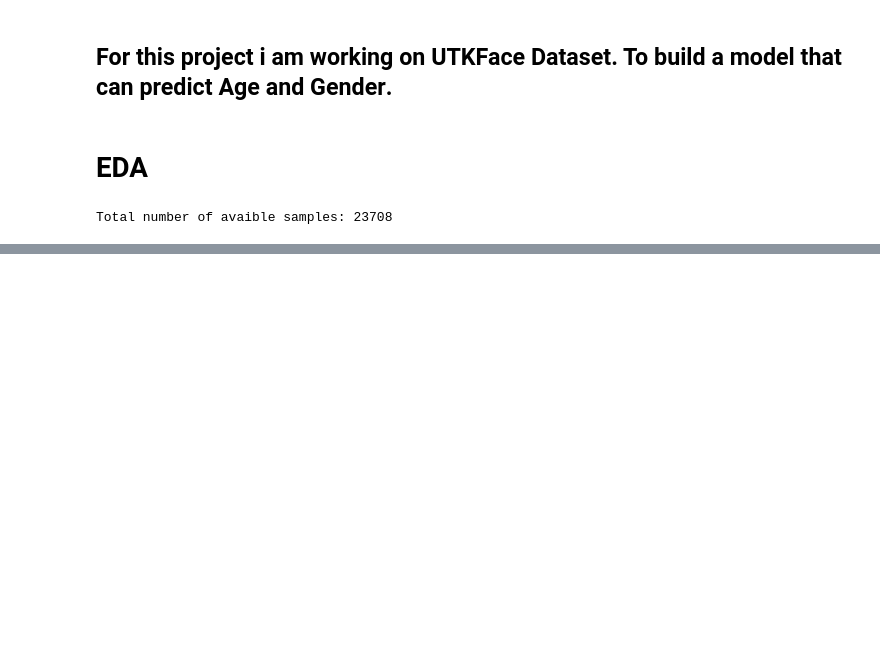
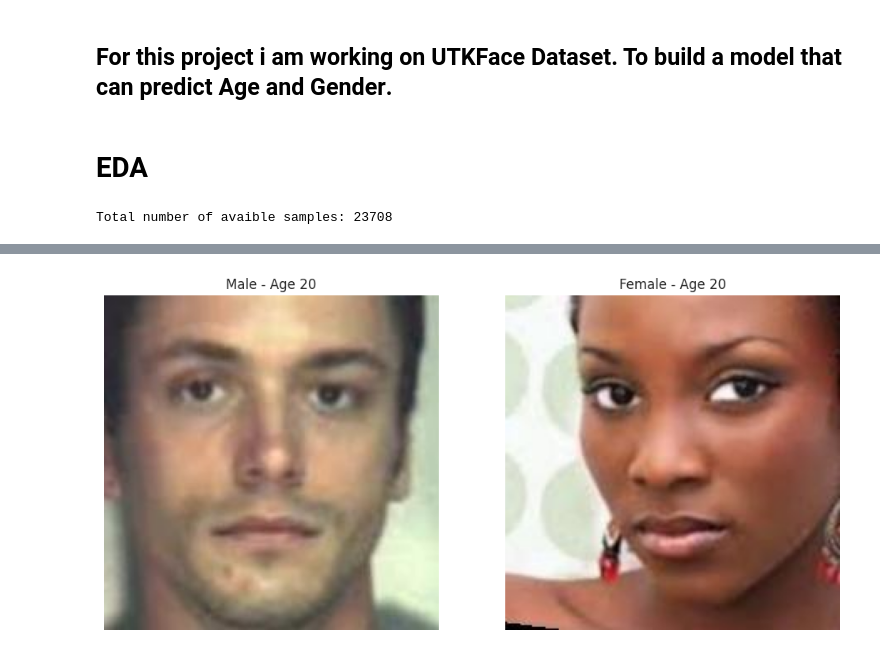
Before and after one commit to Aryanch9797/Age_and_gender_from_image, a Jupyter notebook: notebooks/Data_analysis.ipynb, the cells around one changed output, grey strips where cells are left out. Drawn from its saved outputs; the diff is of its cells as text; code cells hidden in the pictures; blank space fills up the shorter version.

```diff
--- a/notebooks/Data_analysis.ipynb
+++ b/notebooks/Data_analysis.ipynb
@@ -38,0 +56,18 @@ AttributeError: module 'matplotlib.pyplot' has no attribute 'x_label'
+# %%
+male_age_20 = data_map["20_0"][0]
+m20_image = mpimg.imread(male_age_20)
+
+female_age_20 = data_map["20_1"][0]
+f20_image = mpimg.imread(female_age_20)
+
+fig, axes = plt.subplots(1,2, figsize=(12,6))
+axes[0].imshow(m20_image)
+axes[0].axis('off')
+axes[0].set_title("Male - Age 20")
+
+axes[1].imshow(f20_image)
+axes[1].axis('off')
+axes[1].set_title("Female - Age 20")
+plt.show()
+# %% [output]
+[figure, added]
```
Also changed, not shown: parts of 8 cells of this notebook.
